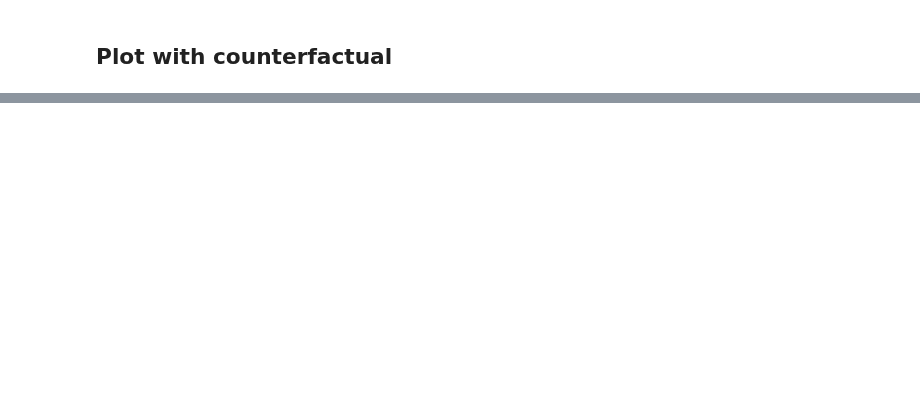
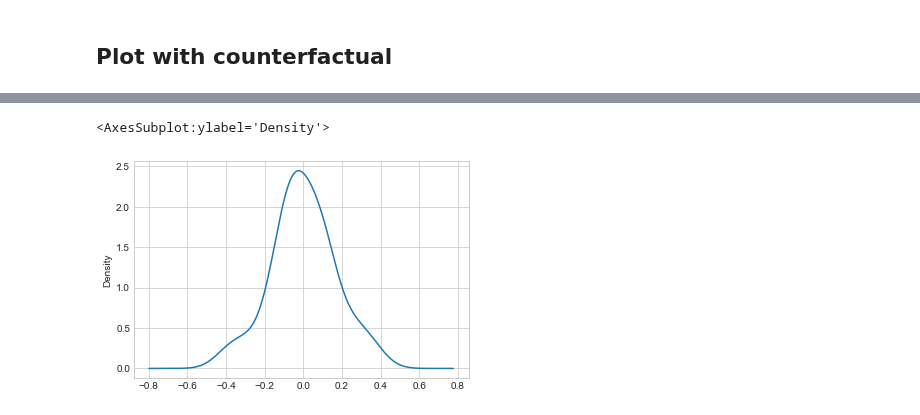
Before and after one commit to xboard/xboard.github.io, a Jupyter notebook: assets/data/its/ITS in python3.ipynb, the cells around one changed output, grey strips where cells are left out. Saved outputs shown, nothing was run; the diff lists cells and outputs as text; code cells hidden in the pictures; blank space fills up the shorter version.

```diff
--- a/assets/data/its/ITS in python3.ipynb
+++ b/assets/data/its/ITS in python3.ipynb
@@ -341,0 +323,5 @@ plt.ylabel("Bounce rate (%)");
+# %%
+arima_results.resid.plot(kind="kde")
+# %% [output]
+<AxesSubplot:ylabel='Density'>
+[figure, added]
```
Also changed, not shown: parts of 15 cells of this notebook, 9 other files.
